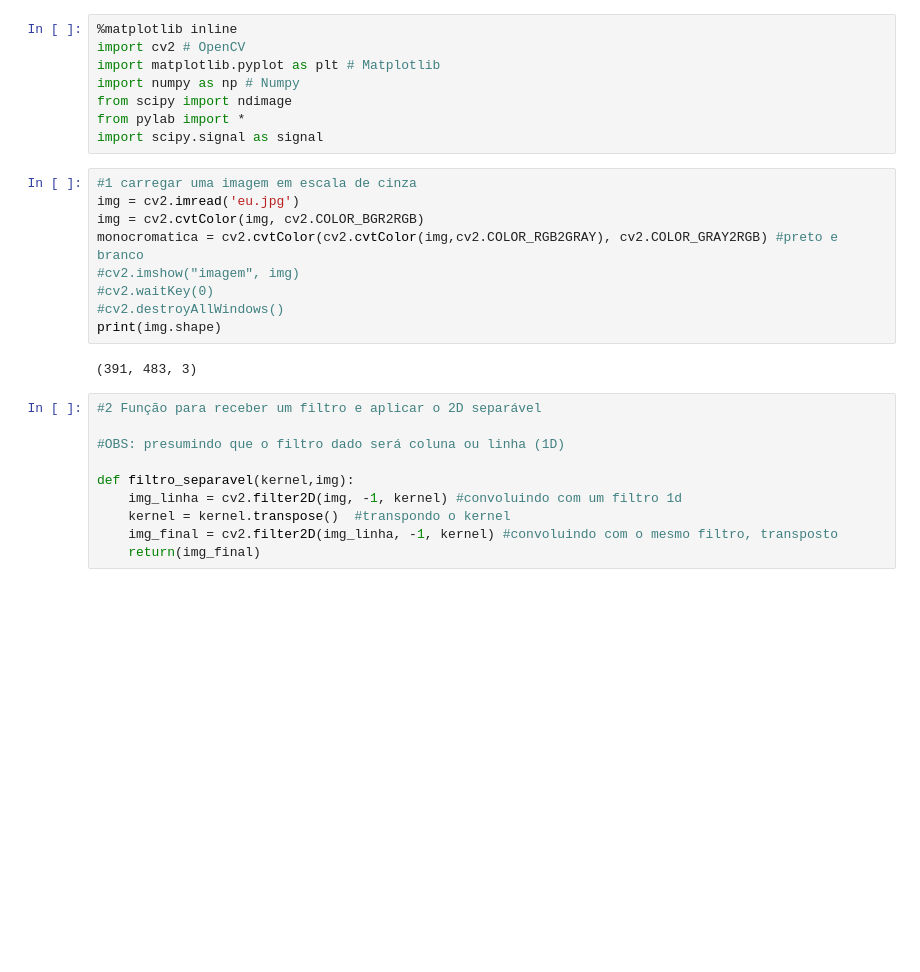
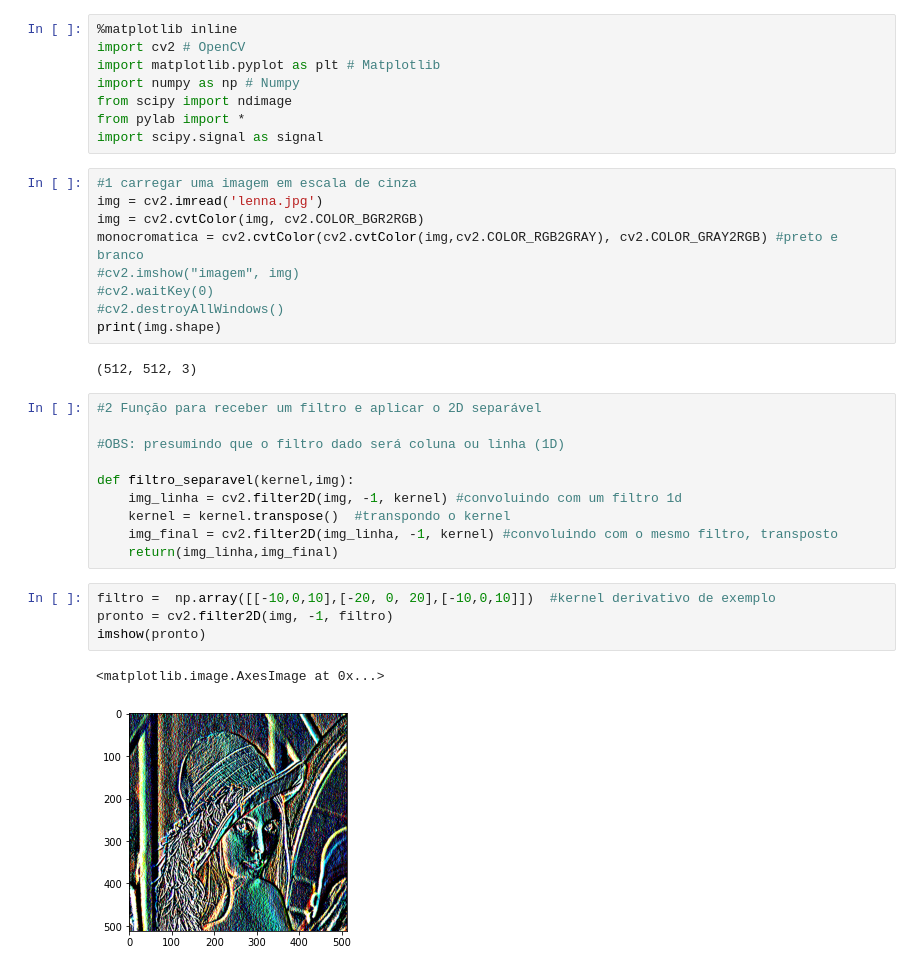
Before and after one commit to larigit/ProjSinaisSistemas, a Jupyter notebook: Jupyter Notebooks/Filtro Derivador 2d separavel.ipynb, the cells around one changed output. Drawn from its saved outputs; the diff is of its cells as text; blank space fills up the shorter version.

```diff
--- a/Jupyter Notebooks/Filtro Derivador 2d separavel.ipynb
+++ b/Jupyter Notebooks/Filtro Derivador 2d separavel.ipynb
@@ -8,7 +8,7 @@ from pylab import *
 import scipy.signal as signal
 # %%
 #1 carregar uma imagem em escala de cinza
-img = cv2.imread('eu.jpg')
+img = cv2.imread('lenna.jpg')
 img = cv2.cvtColor(img, cv2.COLOR_BGR2RGB)
 monocromatica = cv2.cvtColor(cv2.cvtColor(img,cv2.COLOR_RGB2GRAY), cv2.COLOR_GRAY2RGB) #preto e branco
 #cv2.imshow("imagem", img)
@@ -16,7 +16,7 @@ monocromatica = cv2.cvtColor(cv2.cvtColor(img,cv2.COLOR_RGB2GRAY), cv2.COLOR_GRA
 #cv2.destroyAllWindows()
 print(img.shape)
 # %% [output]
-(391, 483, 3)
+(512, 512, 3)
 # %%
 #2 Função para receber um filtro e aplicar o 2D separável
 
@@ -26,4 +26,11 @@ def filtro_separavel(kernel,img):
     img_linha = cv2.filter2D(img, -1, kernel) #convoluindo com um filtro 1d
     kernel = kernel.transpose()  #transpondo o kernel
     img_final = cv2.filter2D(img_linha, -1, kernel) #convoluindo com o mesmo filtro, transposto
-    return(img_final)
+    return(img_linha,img_final)
+# %%
+filtro =  np.array([[-10,0,10],[-20, 0, 20],[-10,0,10]])  #kernel derivativo de exemplo
+pronto = cv2.filter2D(img, -1, filtro)
+imshow(pronto)
+# %% [output]
+<matplotlib.image.AxesImage at 0x...>
+[figure, added]
```
Also changed, not shown: parts of 9 cells of this notebook.
